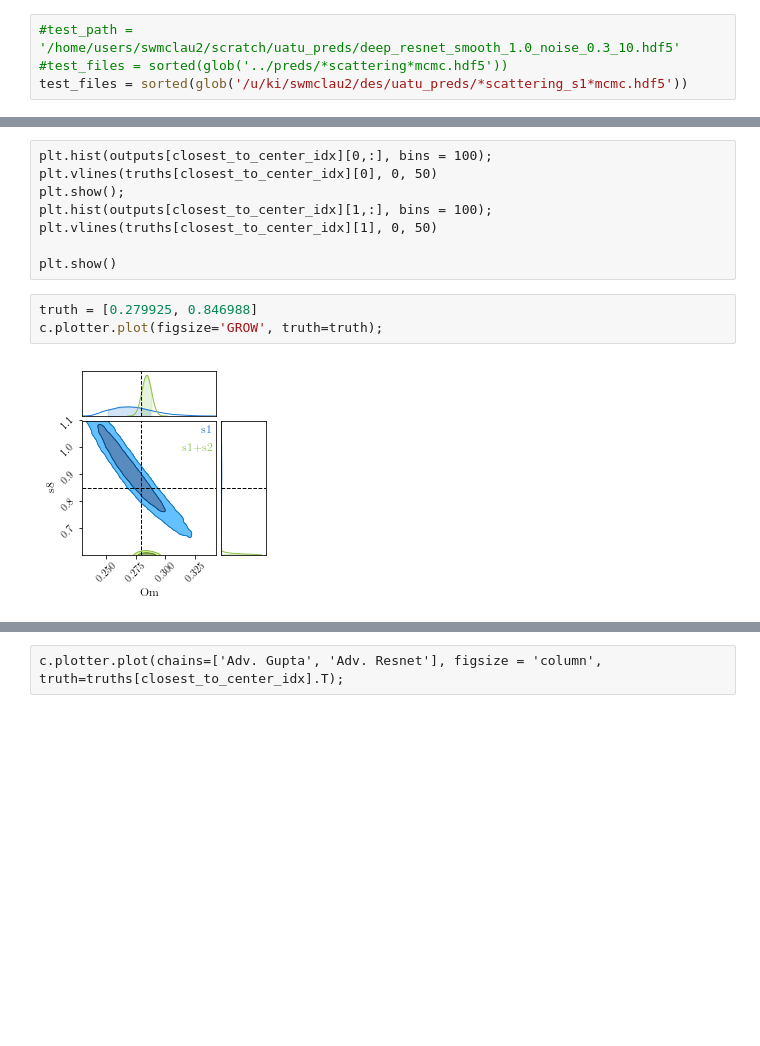
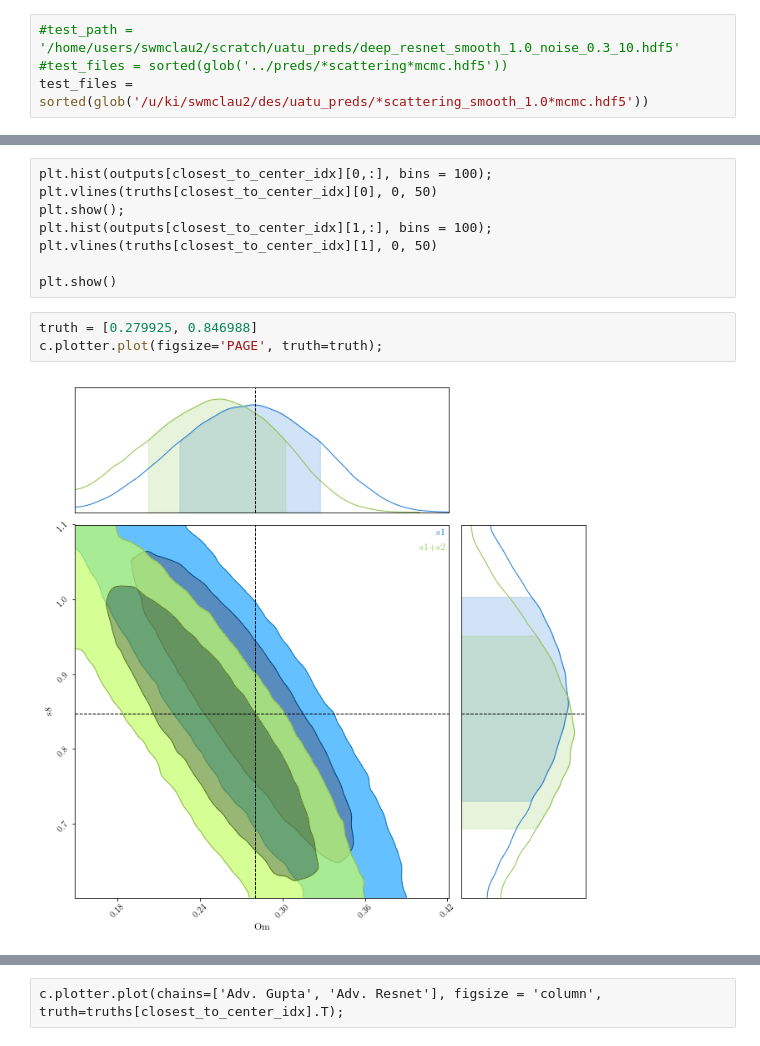
Before and after one commit to mclaughlin6464/uatu, a Jupyter notebook: notebooks/Visulaize MCMC Test.ipynb, the cells around one changed output, grey strips where cells are left out. Drawn from its saved outputs; the diff is of its cells as text; blank space fills up the shorter version.

```diff
--- a/notebooks/Visulaize MCMC Test.ipynb
+++ b/notebooks/Visulaize MCMC Test.ipynb
@@ -14,7 +14,7 @@ from glob import glob
 # %%
 #test_path = '/home/users/swmclau2/scratch/uatu_preds/deep_resnet_smooth_1.0_noise_0.3_10.hdf5'
 #test_files = sorted(glob('../preds/*scattering*mcmc.hdf5'))
-test_files = sorted(glob('/u/ki/swmclau2/des/uatu_preds/*scattering_s1*mcmc.hdf5'))
+test_files = sorted(glob('/u/ki/swmclau2/des/uatu_preds/*scattering_smooth_1.0*mcmc.hdf5'))
 # %%
 print test_files
 # %% [output]
@@ -80,9 +80,9 @@ plt.vlines(truths[closest_to_center_idx][1], 0, 50)
 plt.show()
 # %%
 truth = [0.279925, 0.846988]
-c.plotter.plot(figsize='GROW', truth=truth);
+c.plotter.plot(figsize='PAGE', truth=truth);
 # %% [output]
-[figure, old version]
+[figure, new version]
 # %%
 truth = [0.279925, 0.846988]
 c.plotter.plot(chains=0,figsize='PAGE', truth=truth);
```
Also changed, not shown: parts of 6 cells of this notebook, 2 other files.
